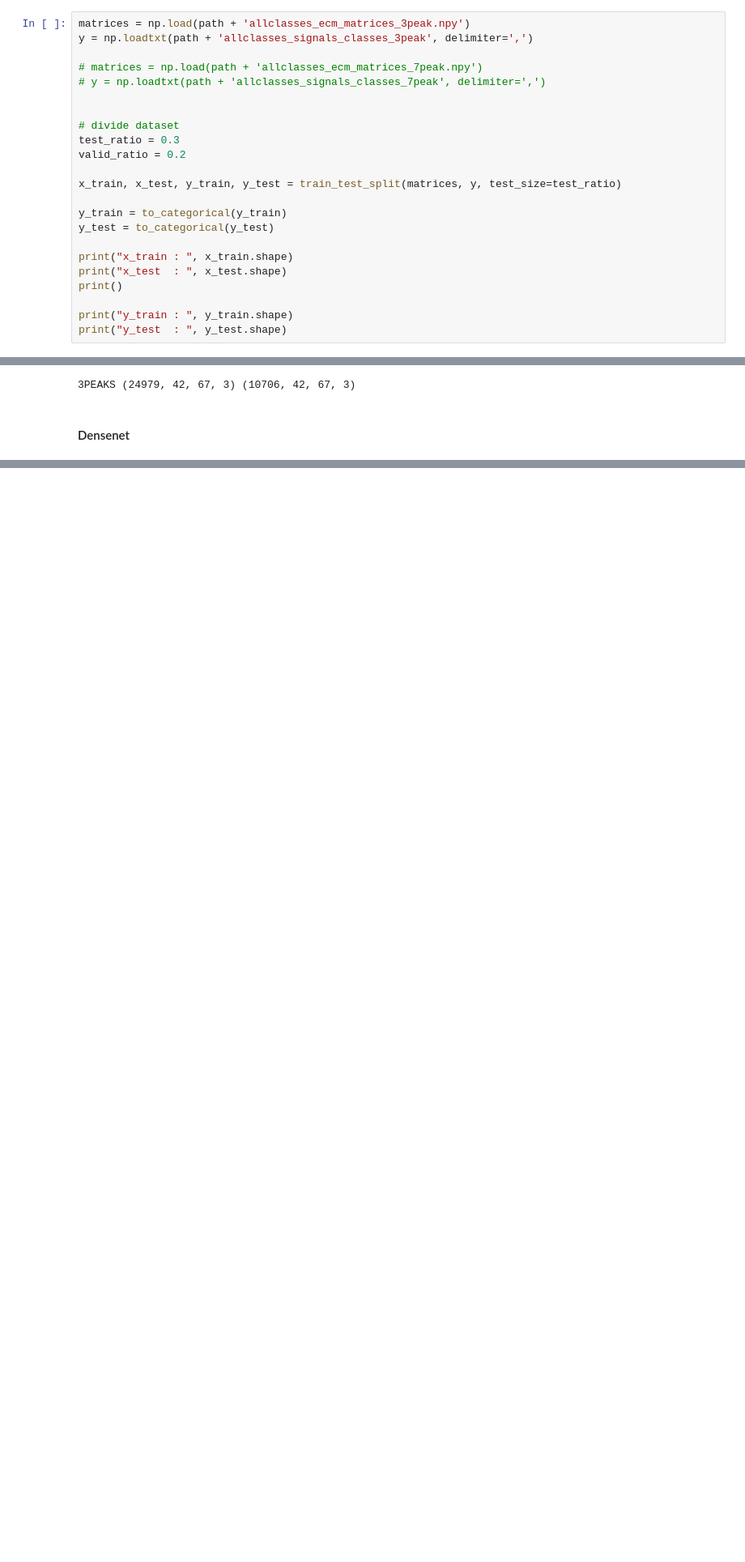
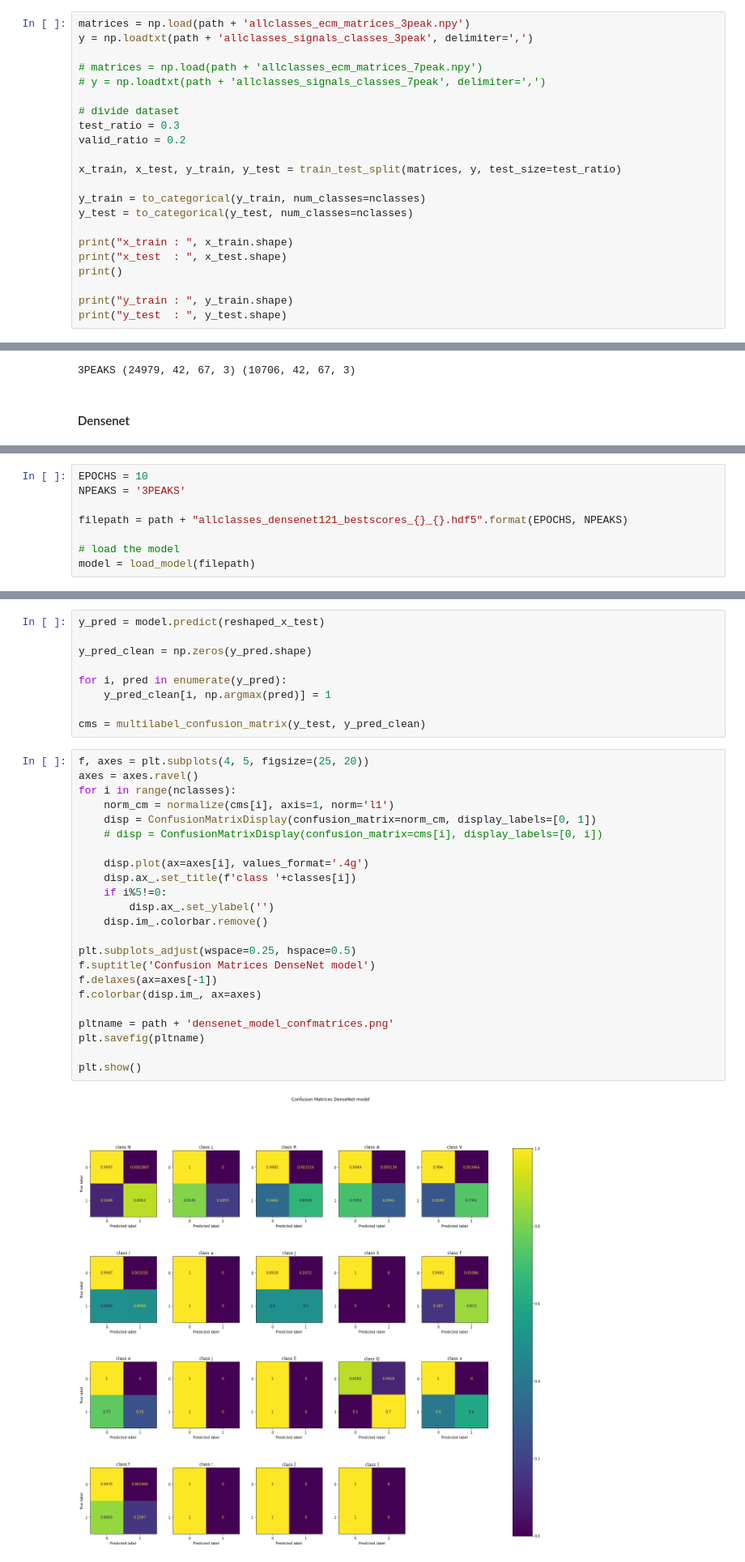
Before and after one commit to fdzcampos/ecg_ecm_classification, a Jupyter notebook: ECG_classification.ipynb, the cells around one changed output, grey strips where cells are left out. Shown at 81% size. Drawn from its saved outputs; the diff is of its cells as text; blank space fills up the shorter version.

Commit message:
finally confusion matrices for transfer learning

```diff
--- a/ECG_classification.ipynb
+++ b/ECG_classification.ipynb
@@ -1104,15 +1108,14 @@ y = np.loadtxt(path + 'allclasses_signals_classes_3peak', delimiter=',')
 # matrices = np.load(path + 'allclasses_ecm_matrices_7peak.npy')
 # y = np.loadtxt(path + 'allclasses_signals_classes_7peak', delimiter=',')
 
-
 # divide dataset
 test_ratio = 0.3
 valid_ratio = 0.2
 
 x_train, x_test, y_train, y_test = train_test_split(matrices, y, test_size=test_ratio)
 
-y_train = to_categorical(y_train)
-y_test = to_categorical(y_test)
+y_train = to_categorical(y_train, num_classes=nclasses)
+y_test = to_categorical(y_test, num_classes=nclasses)
 
 print("x_train : ", x_train.shape)
 print("x_test  : ", x_test.shape)
@@ -1258,3 +1270,11 @@ plt.savefig(pltname)
+# %%
+EPOCHS = 10
+NPEAKS = '3PEAKS'
+
+filepath = path + "allclasses_densenet121_bestscores_{}_{}.hdf5".format(EPOCHS, NPEAKS)
+
+# load the model
+model = load_model(filepath)
 # %%
 print("Evaluate on test data")
 results = model.evaluate(reshaped_x_test, y_test)
@@ -1265,0 +1286,34 @@ test loss, test acc: [0.6306724548339844, 0.20455819368362427]
+# %%
+y_pred = model.predict(reshaped_x_test)
+
+y_pred_clean = np.zeros(y_pred.shape)
+
+for i, pred in enumerate(y_pred):
+    y_pred_clean[i, np.argmax(pred)] = 1
+
+cms = multilabel_confusion_matrix(y_test, y_pred_clean)
+# %%
+f, axes = plt.subplots(4, 5, figsize=(25, 20))
+axes = axes.ravel()
+for i in range(nclasses):
+    norm_cm = normalize(cms[i], axis=1, norm='l1')
+    disp = ConfusionMatrixDisplay(confusion_matrix=norm_cm, display_labels=[0, 1])
+    # disp = ConfusionMatrixDisplay(confusion_matrix=cms[i], display_labels=[0, i])
+
+    disp.plot(ax=axes[i], values_format='.4g')
+    disp.ax_.set_title(f'class '+classes[i])
+    if i%5!=0:
+        disp.ax_.set_ylabel('')
+    disp.im_.colorbar.remove()
+
+plt.subplots_adjust(wspace=0.25, hspace=0.5)
+f.suptitle('Confusion Matrices DenseNet model')
+f.delaxes(ax=axes[-1])
+f.colorbar(disp.im_, ax=axes)
+
+pltname = path + 'densenet_model_confmatrices.png'
+plt.savefig(pltname)
+
+plt.show()
+# %% [output]
+[figure, added]
```
Also changed, not shown: parts of 21 cells of this notebook.
